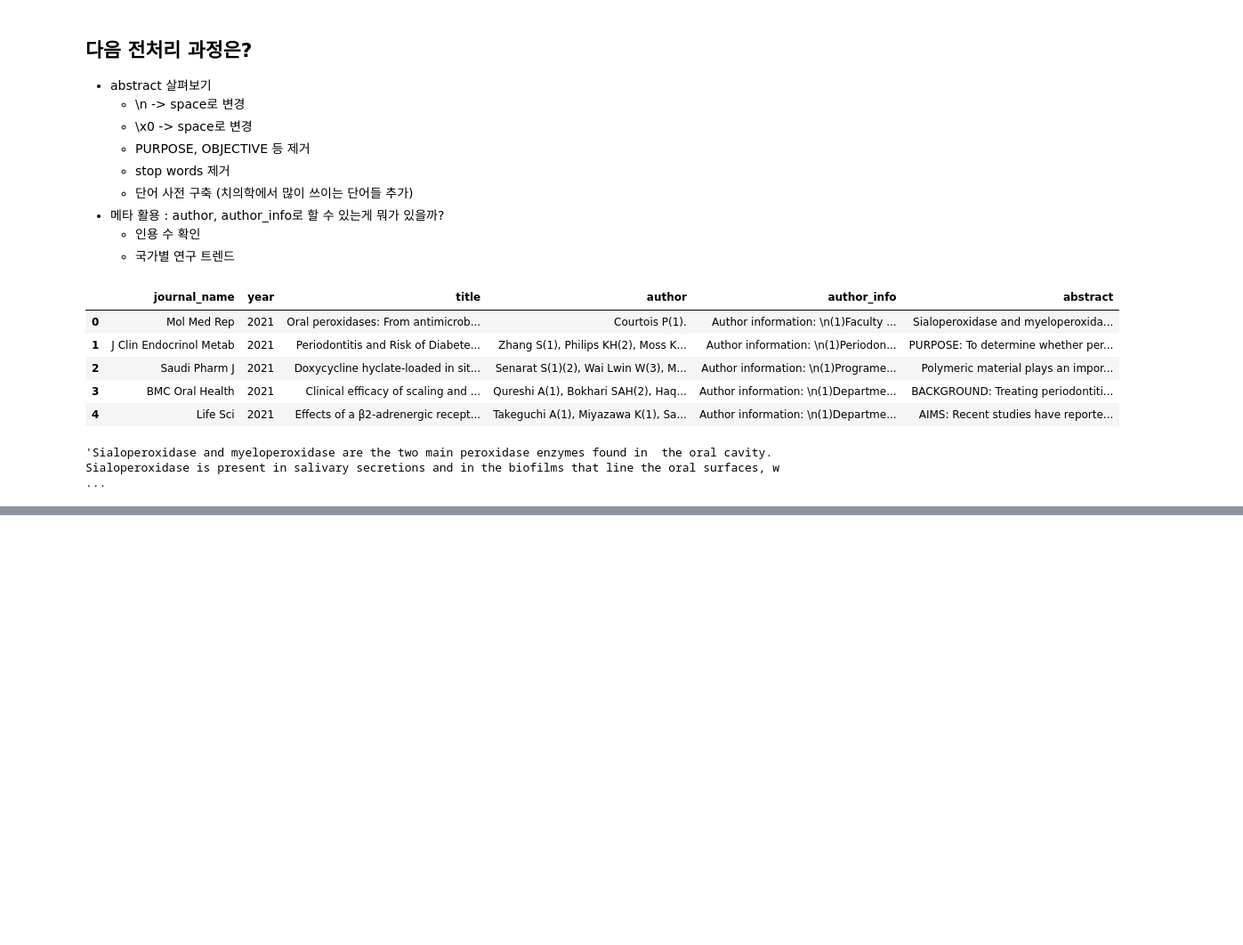
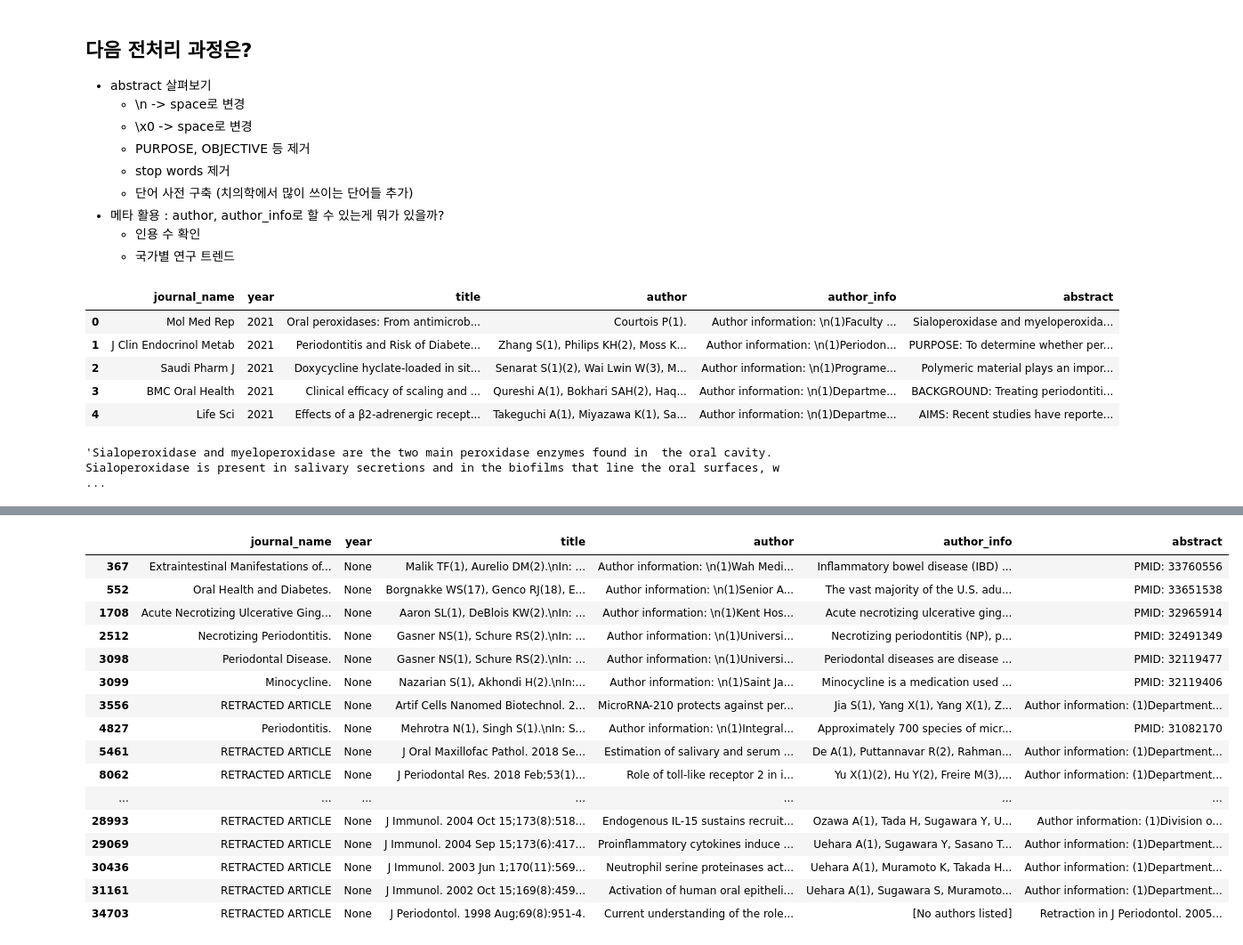
Before and after one commit to Jayhey/lesson, a Jupyter notebook: 210516/pre_processing.ipynb, the cells around one changed output, grey strips where cells are left out. Shown: that part at 89% size. Saved outputs shown, nothing was run; the diff lists cells and outputs as text; code cells hidden in the pictures; blank space fills up the shorter version.

```diff
--- a/210516/pre_processing.ipynb
+++ b/210516/pre_processing.ipynb
@@ -135,0 +173,37 @@ check_abstract.abstract[1]
+# %%
+# 제거해야할 단어 목록
+# PURPOSE:, METHODS:, RESULTS:, CONCLUSION:
+# PURPOSE OF REVIEW:, RECENT FINDINGS:
+# PURPOSE/OBJECTIVES: , CONCLUSIONS:
+# BACKGROUND/PURPOSE:
+# BACKGROUND:, DESIGN/METHODS:,
+# BACKGROUND AND PURPOSE:, EXPERIMENTAL APPROACH:, KEY RESULTS:, CONCLUSIONS AND IMPLICATIONS:
+# STATEMENT OF PROBLEM:, MATERIAL AND METHODS:,
+
+del_words = [
+'PURPOSE OF REVIEW: ',
+'RECENT FINDINGS: ',
+'PURPOSE/OBJECTIVES: ',
+'BACKGROUND/PURPOSE: ',
+'DESIGN/METHODS: ',
+'BACKGROUND AND PURPOSE: ',
+'EXPERIMENTAL APPROACH: ',
+'KEY RESULTS: ',
+'CONCLUSIONS AND IMPLICATIONS: ',
+'STATEMENT OF PROBLEM: ',
+'MATERIAL AND METHODS: ',
+'LINKED ARTICLES: ',
+'PURPOSE: ',
+'METHODS: ',
+'RESULTS: ',
+'CONCLUSION: ',
+'CONCLUSIONS: ',
+'BACKGROUND: ']
+
+def replace_words(x):
+    for word in del_words:
+        x = x.replace(word, '')
+    return x
+
+
+df.abstract = df.abstract.map(replace_words)
@@ -135,0 +233,22 @@ check_abstract.abstract[1]
+# %%
+# year 값이 'None'인 row 찾기
+test = df[df.year == 'None']
+test
+# %% [output]
+|  | journal_name | year | title | author | author_info | abstract |
+| 367 | Extraintestinal Manifestations of... | None | Malik TF(1), Aurelio DM(2).\nIn: ... | Author information: \n(1)Wah Medi... | Inflammatory bowel disease (IBD) ... | PMID: 33760556 |
+| 552 | Oral Health and Diabetes. | None | Borgnakke WS(17), Genco RJ(18), E... | Author information: \n(1)Senior A... | The vast majority of the U.S. adu... | PMID: 33651538 |
+| 1708 | Acute Necrotizing Ulcerative Ging... | None | Aaron SL(1), DeBlois KW(2).\nIn: ... | Author information: \n(1)Kent Hos... | Acute necrotizing ulcerative ging... | PMID: 32965914 |
+| 2512 | Necrotizing Periodontitis. | None | Gasner NS(1), Schure RS(2).\nIn: ... | Author information: \n(1)Universi... | Necrotizing periodontitis (NP), p... | PMID: 32491349 |
+| 3098 | Periodontal Disease. | None | Gasner NS(1), Schure RS(2).\nIn: ... | Author information: \n(1)Universi... | Periodontal diseases are disease ... | PMID: 32119477 |
+| 3099 | Minocycline. | None | Nazarian S(1), Akhondi H(2).\nIn:... | Author information: \n(1)Saint Ja... | Minocycline is a medication used ... | PMID: 32119406 |
+| 3556 | RETRACTED ARTICLE | None | Artif Cells Nanomed Biotechnol. 2... | MicroRNA-210 protects against per... | Jia S(1), Yang X(1), Yang X(1), Z... | Author information: (1)Department... |
+| 4827 | Periodontitis. | None | Mehrotra N(1), Singh S(1).\nIn: S... | Author information: \n(1)Integral... | Approximately 700 species of micr... | PMID: 31082170 |
+| 5461 | RETRACTED ARTICLE | None | J Oral Maxillofac Pathol. 2018 Se... | Estimation of salivary and serum ... | De A(1), Puttannavar R(2), Rahman... | Author information: (1)Department... |
+| 8062 | RETRACTED ARTICLE | None | J Periodontal Res. 2018 Feb;53(1)... | Role of toll-like receptor 2 in i... | Yu X(1)(2), Hu Y(2), Freire M(3),... | Author information: (1)Department... |
+| ... | ... | ... | ... | ... | ... | ... |
+| 28993 | RETRACTED ARTICLE | None | J Immunol. 2004 Oct 15;173(8):518... | Endogenous IL-15 sustains recruit... | Ozawa A(1), Tada H, Sugawara Y, U... | Author information: (1)Division o... |
+| 29069 | RETRACTED ARTICLE | None | J Immunol. 2004 Sep 15;173(6):417... | Proinflammatory cytokines induce ... | Uehara A(1), Sugawara Y, Sasano T... | Author information: (1)Department... |
+| 30436 | RETRACTED ARTICLE | None | J Immunol. 2003 Jun 1;170(11):569... | Neutrophil serine proteinases act... | Uehara A(1), Muramoto K, Takada H... | Author information: (1)Department... |
+| 31161 | RETRACTED ARTICLE | None | J Immunol. 2002 Oct 15;169(8):459... | Activation of human oral epitheli... | Uehara A(1), Sugawara S, Muramoto... | Author information: (1)Department... |
+| 34703 | RETRACTED ARTICLE | None | J Periodontol. 1998 Aug;69(8):951-4. | Current understanding of the role... | [No authors listed] | Retraction in J Periodontol. 2005... |
```
Also changed, not shown: parts of 16 cells of this notebook.
